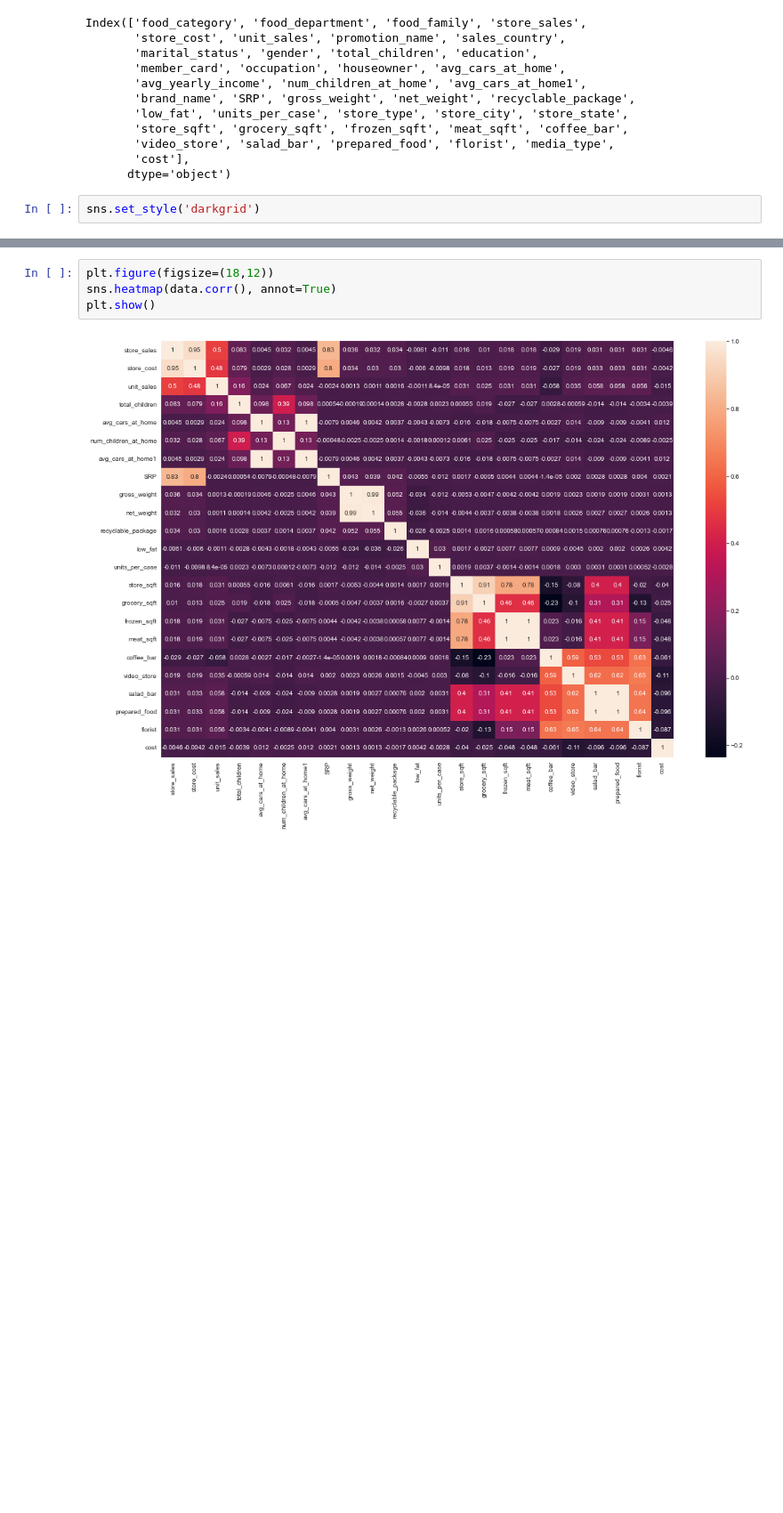
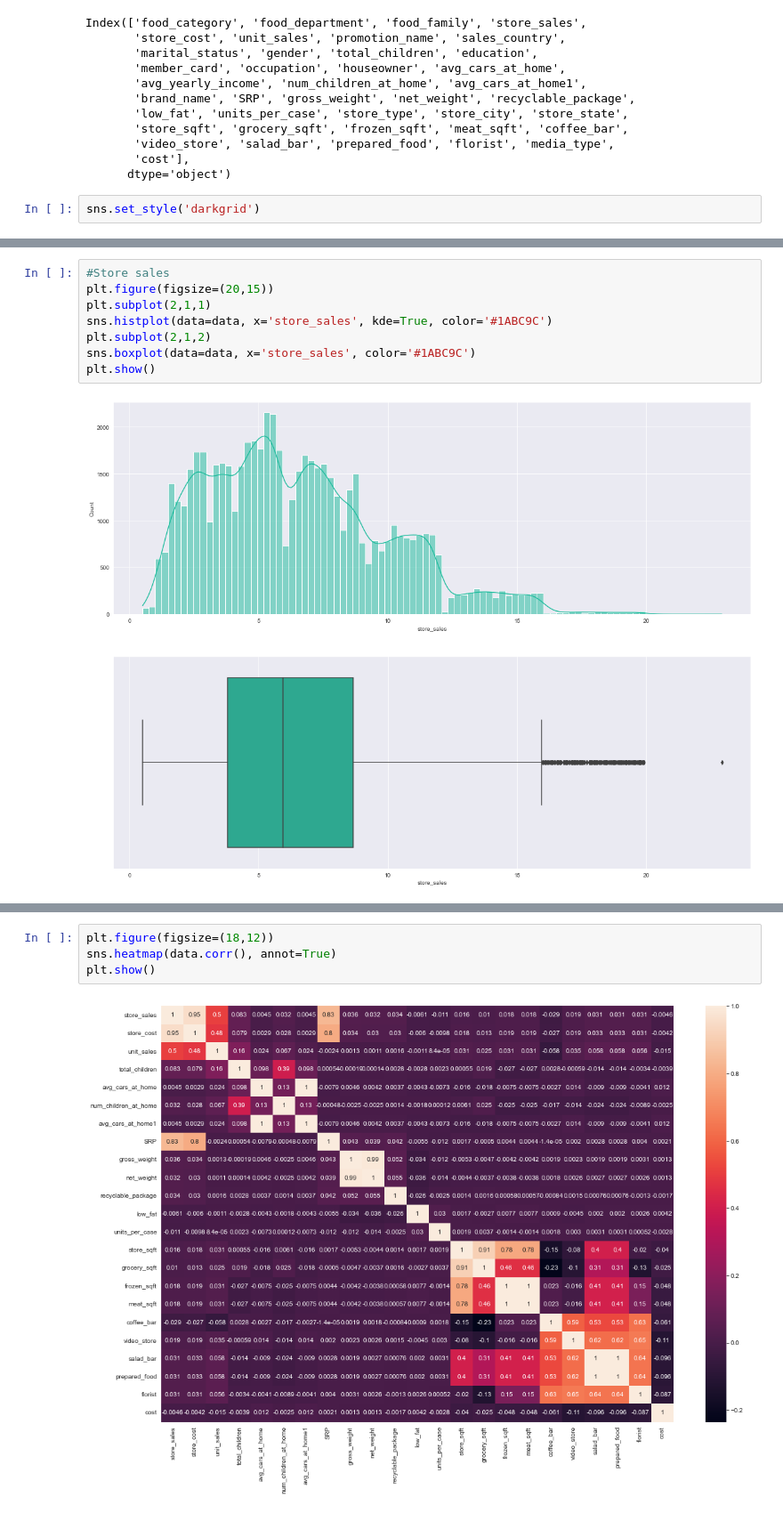
Before and after one commit to francoalarcon00/Customer-Project, a Jupyter notebook: analysis.ipynb, the cells around one changed output, grey strips where cells are left out. Shown at 89% size. Saved outputs shown, nothing was run; the diff lists cells and outputs as text; blank space fills up the shorter version.

```diff
--- a/analysis.ipynb
+++ b/analysis.ipynb
@@ -192,0 +76,10 @@ fig.show()
+# %%
+#Store sales
+plt.figure(figsize=(20,15))
+plt.subplot(2,1,1)
+sns.histplot(data=data, x='store_sales', kde=True, color='#1ABC9C')
+plt.subplot(2,1,2)
+sns.boxplot(data=data, x='store_sales', color='#1ABC9C')
+plt.show()
+# %% [output]
+[figure, added]
```
Also changed, not shown: parts of 62 cells of this notebook.
